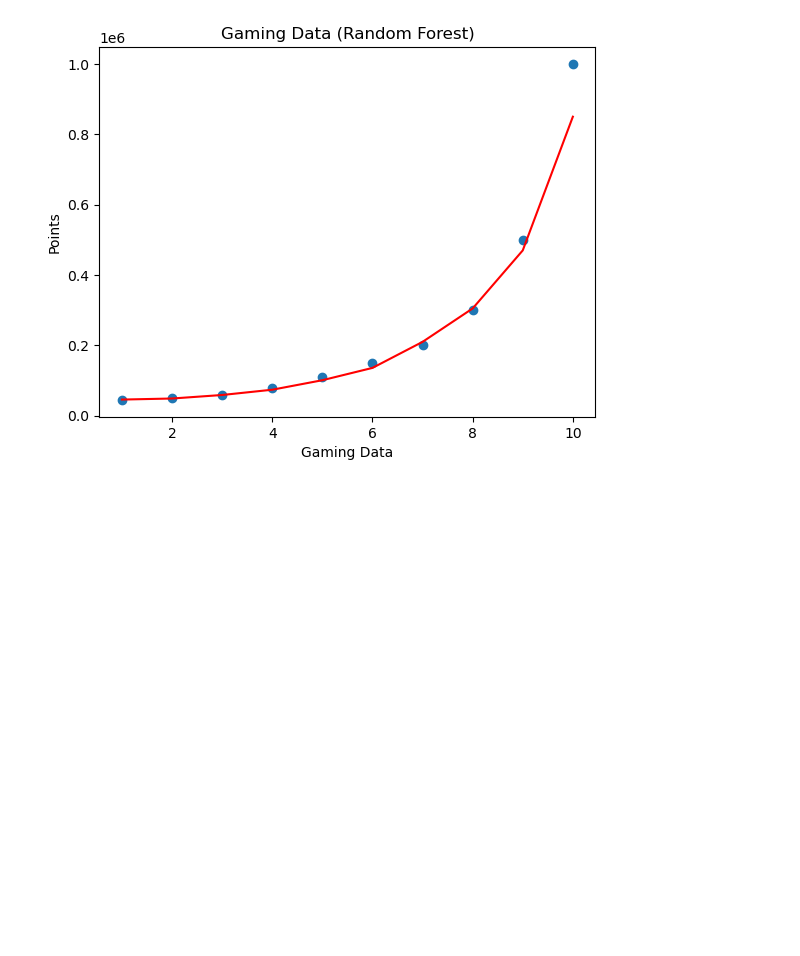
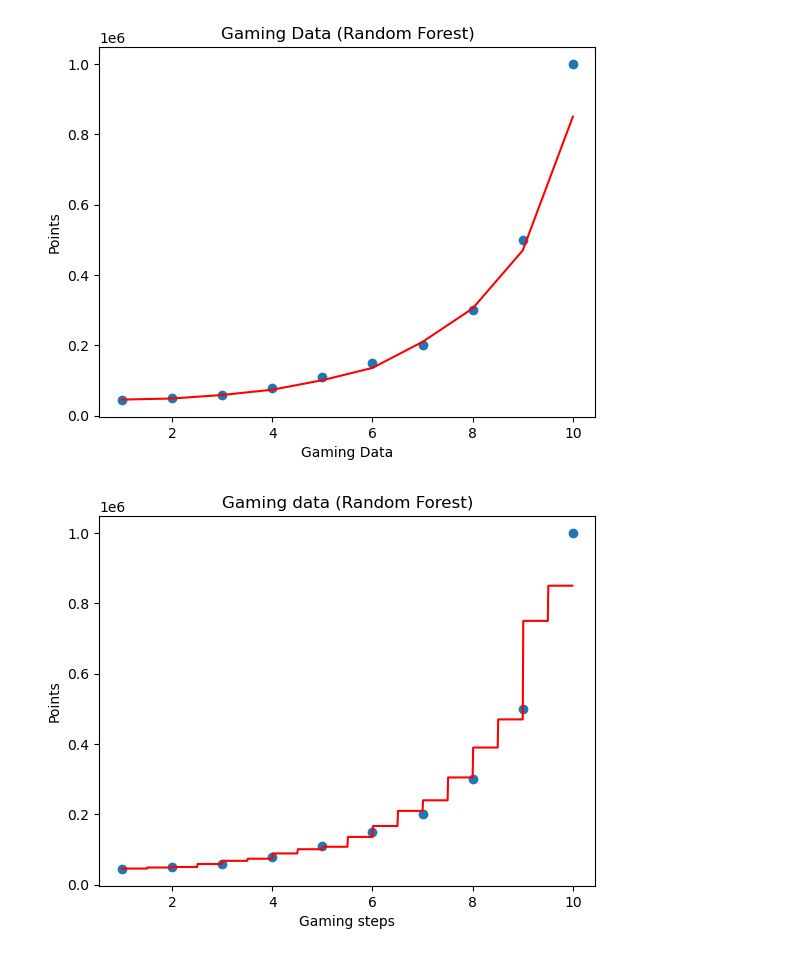
Before and after one commit to Ezerioha-ifeanyi/Regression-3, a Jupyter notebook: Regression.ipynb, the cells around one changed output. Saved outputs shown, nothing was run; the diff lists cells and outputs as text; code cells hidden in the pictures; blank space fills up the shorter version.

Commit message:
visualized higher resolution of model result

```diff
--- a/Regression.ipynb
+++ b/Regression.ipynb
@@ -33,3 +33,16 @@ plt.ylabel("Points")
 plt.show()
 # %% [output]
 [figure]
+# %%
+# Visualize the results in higher resolution
+
+X_grid = np.arange(min(X), max(X), 0.01)
+X_grid = X_grid.reshape((len(X_grid), 1))
+plt.scatter(X, y)
+plt.plot(X_grid, regressor.predict(X_grid), color='red')
+plt.title('Gaming data (Random Forest)')
+plt.xlabel('Gaming steps')
+plt.ylabel('Points')
+plt.show()
+# %% [output]
+[figure, added]
```
